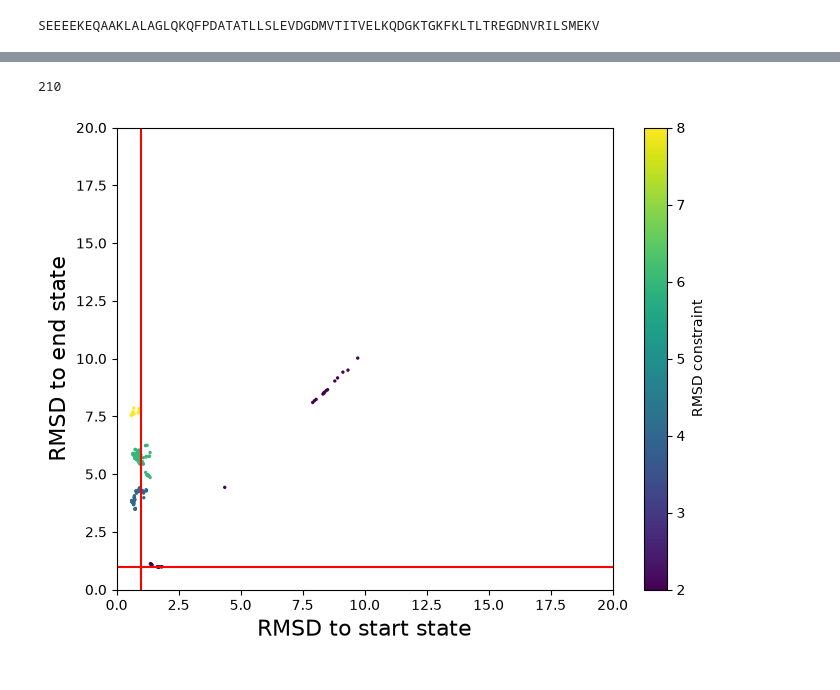
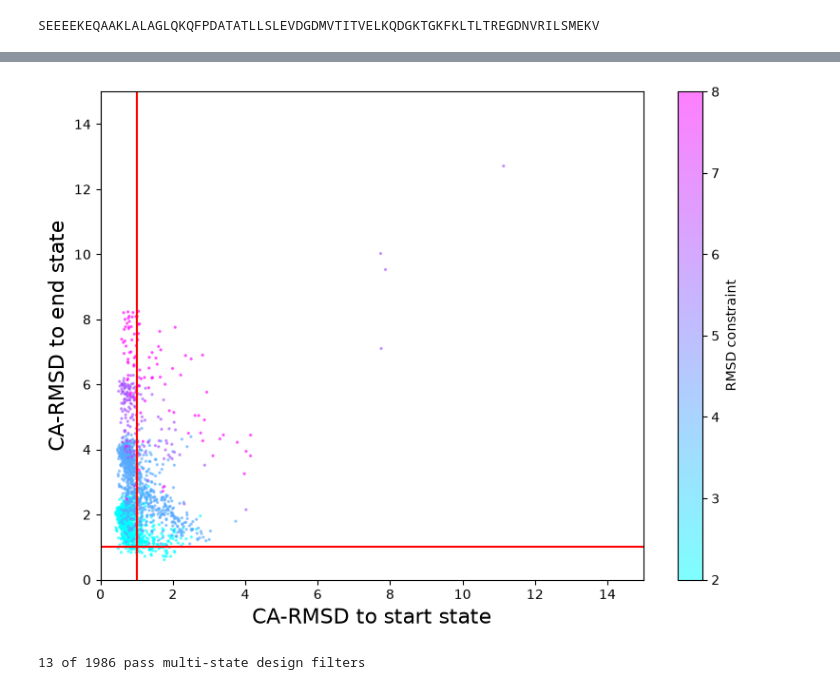
Before and after one commit to geanhu/rotation-su26-kortemme-lab, a Jupyter notebook: notebooks/multi-state-design.ipynb, the cells around one changed output, grey strips where cells are left out. Saved outputs shown, nothing was run; the diff lists cells and outputs as text; code cells hidden in the pictures.

```diff
--- a/notebooks/multi-state-design.ipynb
+++ b/notebooks/multi-state-design.ipynb
@@ -209,0 +213,3 @@ SEEEEKEQAAKLALAGLQKQFPDATATLLSLEVDGDMVTITVELKQDGKTGKFKLTLTREGDNVRILSMEKV
+# %%
+input_folder = '/wynton/home/rotation/geanhu/multi-state/data/mpnn-output/5KPE-5KPH_refined_multi-state3/temp1'
+output_folder = '/wynton/home/rotation/geanhu/multi-state/data/colabfold-output/5KPE-5KPH_refined_multi-state3/temp1'
@@ -228,0 +287,4 @@ rmsd_df['rmsd_constraint'] = rmsd_df['path'].apply(
+# %%
+# load scores
+data_path = '/wynton/home/rotation/geanhu/multi-state/data/colabfold-output/5KPE-5KPH_multi-state/temp2'
+data = load_data(data_path)
@@ -228,0 +335,13 @@ rmsd_df['rmsd_constraint'] = rmsd_df['path'].apply(
+# %%
+# for each sequence, collapse into min RMSD
+data_unique = data.groupby('name', as_index=False).agg(
+    {
+        'rmsd_start': 'min',
+        'rmsd_end': 'min',
+        'plddt': 'max',
+        'ptm': 'max'
+    }
+)
+
+# Load per-backbone metrics
+data_unique = load_unique_data(data_unique)
@@ -229,32 +355,60 @@ rmsd_df['rmsd_constraint'] = rmsd_df['path'].apply(
 # %%
-structure = '5KPH'
-df = rmsd_df[rmsd_df['path'].apply(
-    lambda pathstring: structure in pathstring.split('/')[-1]
+# RMSD cutoff
+graph_df = data_unique[data_unique['name'].apply(
+    lambda name: structure in name
 )]
-print(len(df))
-#
+
+# figure
 plt.figure(figsize=(8, 6))
+
+# make custom cmap for plddt
+norm = mcolors.TwoSlopeNorm(
+    vmin=30,
+    vcenter=90,
+    vmax=100
+)
+
+# graph
 plt.scatter(
-    df['rmsd_start'],
-    df['rmsd_end'],
-    c = df['rmsd_constraint'],
-    s = 2
+    graph_df['rmsd_start'],
+    graph_df['rmsd_end'],
+    #c = graph_df['plddt'],
+    #cmap = 'vanimo',
+    #norm = norm,
+    c = graph_df['rmsd_constraint'],
+    cmap = 'cool',
+    s = 2,
+    alpha = 0.5
 )
+
+# axes
 plt.colorbar(label = 'RMSD constraint')
-plt.xlabel('RMSD to start state', fontsize=16)
-plt.ylabel('RMSD to end state', fontsize=16)
-plt.xlim(0, 20)
-plt.ylim(0, 20)
-#
+plt.xlabel('CA-RMSD to start state', fontsize=16)
+plt.ylabel('CA-RMSD to end state', fontsize=16)
+plt.ylim(0, 15)
+plt.xlim(plt.ylim())
+
+# cutoff
 plt.axhline(
     y = 1,
     color = 'red'
 )
 plt.axvline(
     x = 1,
     color = 'red'
 )
+
+# show
+plt.tight_layout()
 plt.show()
+
+# print quick metrics
+successes = len(graph_df[
+    (graph_df['rmsd_start'] < 1) &
+    (graph_df['rmsd_end'] < 1) &
+    (graph_df['plddt'] > 90)
+])
+print(f'{successes} of {len(graph_df)} pass multi-state design filters')
 # %% [output]
+[figure, new version]
-210
+13 of 1986 pass multi-state design filters
-[figure, old version]
```
Also changed, not shown: parts of 23 cells of this notebook, 25 other files.
